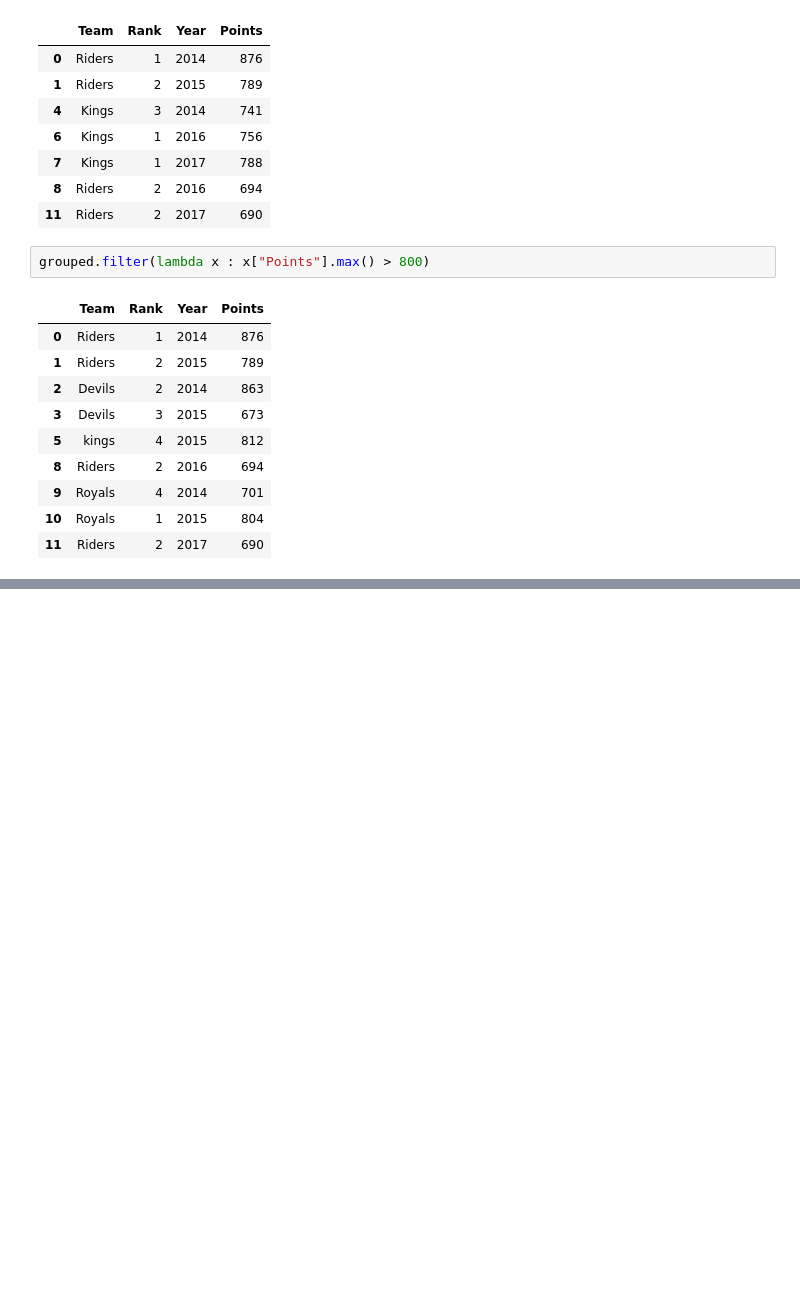
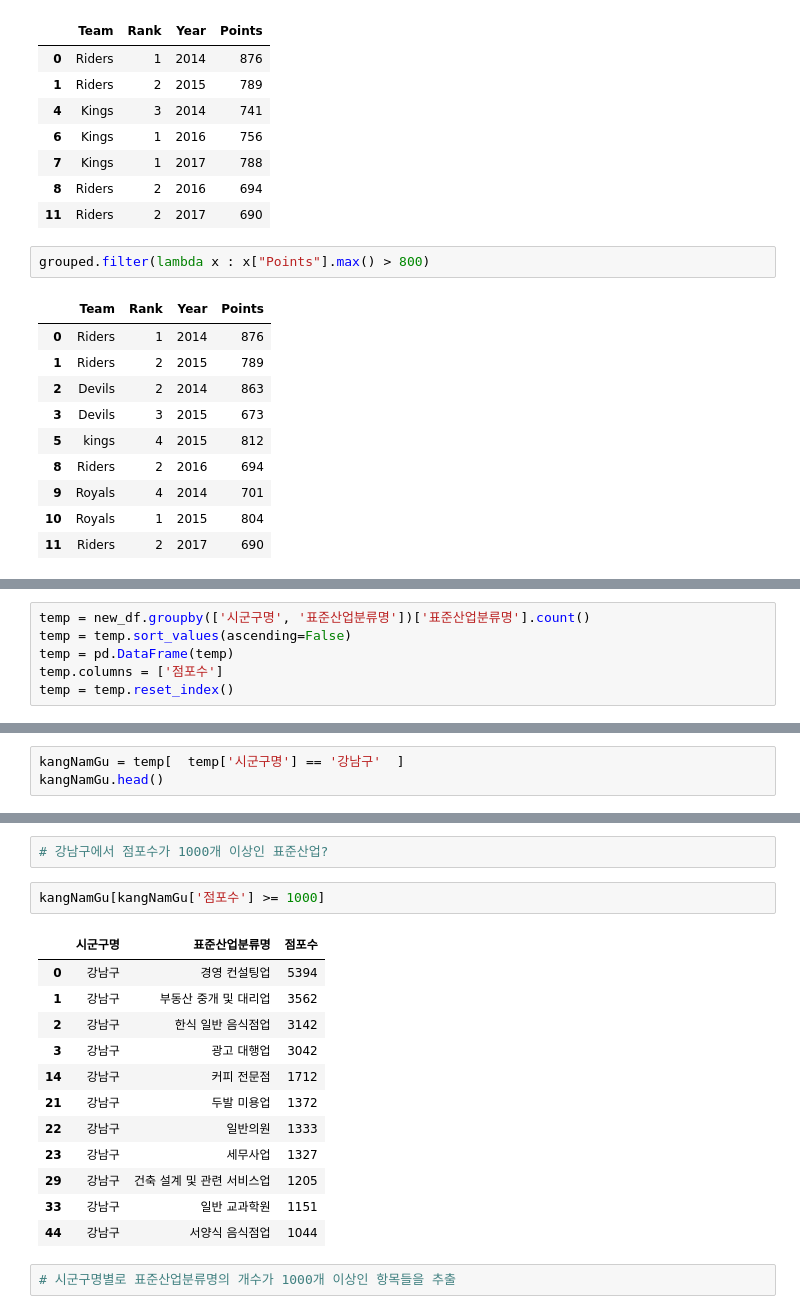
Before and after one commit to leekyuyoung20231211/python, a Jupyter notebook: 판다스2.ipynb, the cells around one changed output, grey strips where cells are left out. Drawn from its saved outputs; the diff is of its cells as text; blank space fills up the shorter version.

```diff
--- a/판다스2.ipynb
+++ b/판다스2.ipynb
@@ -254,0 +332,6 @@ grouped.filter(lambda x : x["Points"].max() > 800)
+# %%
+temp = new_df.groupby(['시군구명', '표준산업분류명'])['표준산업분류명'].count()
+temp = temp.sort_values(ascending=False)
+temp = pd.DataFrame(temp)
+temp.columns = ['점포수']
+temp = temp.reset_index()
@@ -254,0 +363,3 @@ grouped.filter(lambda x : x["Points"].max() > 800)
+# %%
+kangNamGu = temp[  temp['시군구명'] == '강남구'  ]
+kangNamGu.head()
@@ -254,0 +373,19 @@ grouped.filter(lambda x : x["Points"].max() > 800)
+# %%
+# 강남구에서 점포수가 1000개 이상인 표준산업?
+# %%
+kangNamGu[kangNamGu['점포수'] >= 1000]
+# %% [output]
+|  | 시군구명 | 표준산업분류명 | 점포수 |
+| 0 | 강남구 | 경영 컨설팅업 | 5394 |
+| 1 | 강남구 | 부동산 중개 및 대리업 | 3562 |
+| 2 | 강남구 | 한식 일반 음식점업 | 3142 |
+| 3 | 강남구 | 광고 대행업 | 3042 |
+| 14 | 강남구 | 커피 전문점 | 1712 |
+| 21 | 강남구 | 두발 미용업 | 1372 |
+| 22 | 강남구 | 일반의원 | 1333 |
+| 23 | 강남구 | 세무사업 | 1327 |
+| 29 | 강남구 | 건축 설계 및 관련 서비스업 | 1205 |
+| 33 | 강남구 | 일반 교과학원 | 1151 |
+| 44 | 강남구 | 서양식 음식점업 | 1044 |
+# %%
+# 시군구명별로 표준산업분류명의 개수가 1000개 이상인 항목들을 추출
```
Also changed, not shown: parts of 24 cells of this notebook.
